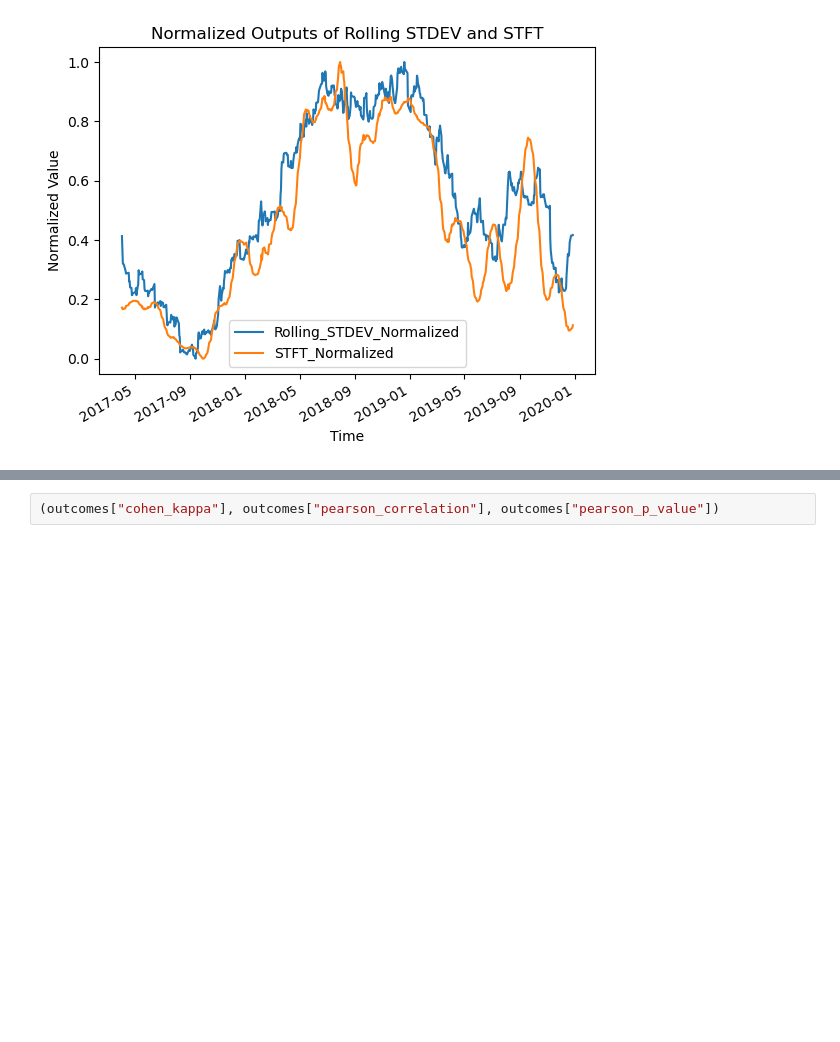
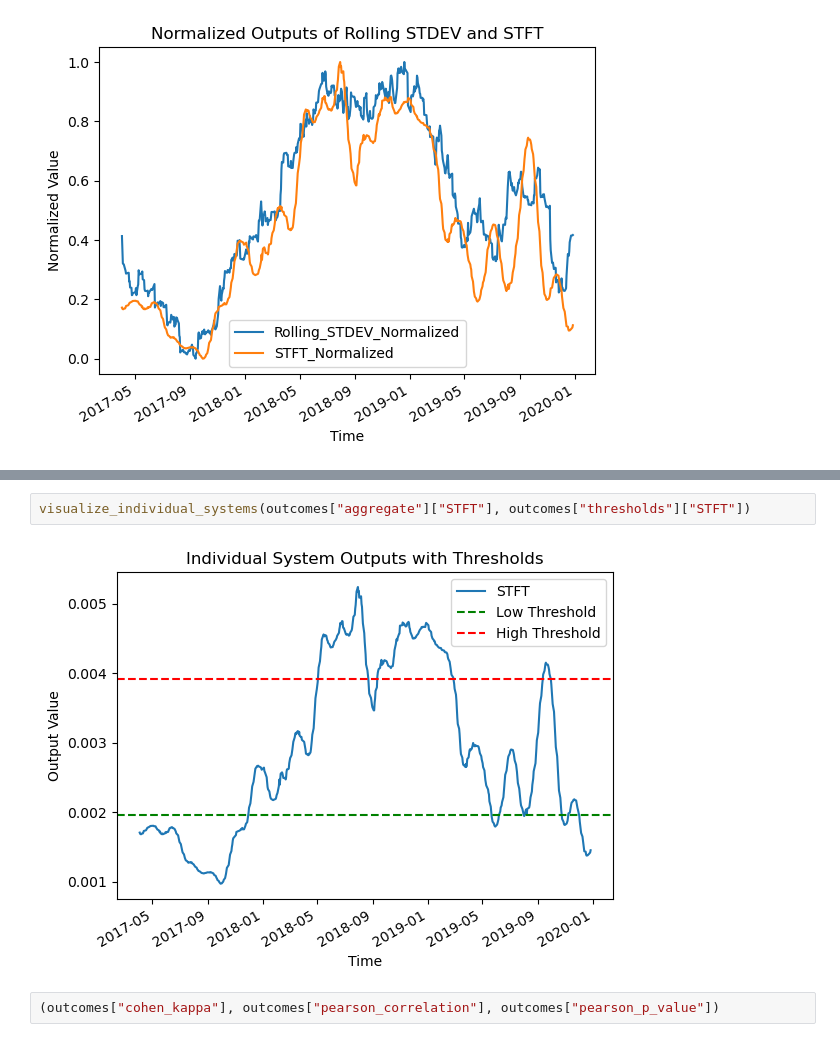
Before and after one commit to williamjames10231/Comparative-analysis-of-Rolling-Standard-Deviation-to-Short-Time-Fourier-Transfom, a Jupyter notebook: notebook/Findings.ipynb, the cells around one changed output, grey strips where cells are left out. Saved outputs shown, nothing was run; the diff lists cells and outputs as text; blank space fills up the shorter version.

```diff
--- a/notebook/Findings.ipynb
+++ b/notebook/Findings.ipynb
@@ -86,3 +103,7 @@ visualize_data_systems_normalized(outcomes)
+# %%
+visualize_individual_systems(outcomes["aggregate"]["STFT"], outcomes["thresholds"]["STFT"])
+# %% [output]
+[figure, added]
 # %%
 (outcomes["cohen_kappa"], outcomes["pearson_correlation"], outcomes["pearson_p_value"])
 # %% [output]
```
Also changed, not shown: parts of 6 cells of this notebook.
